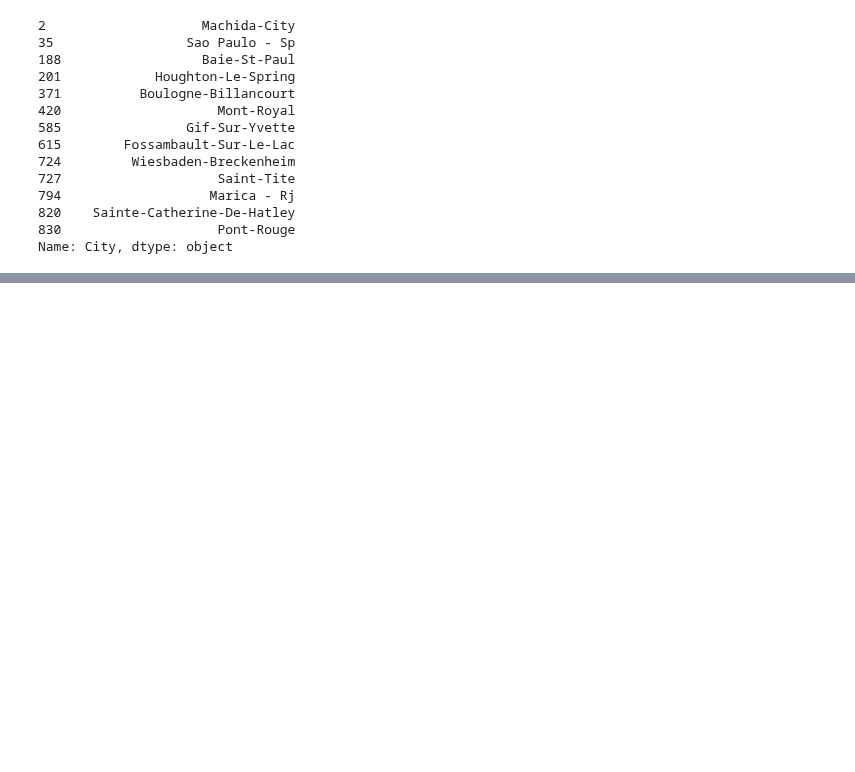
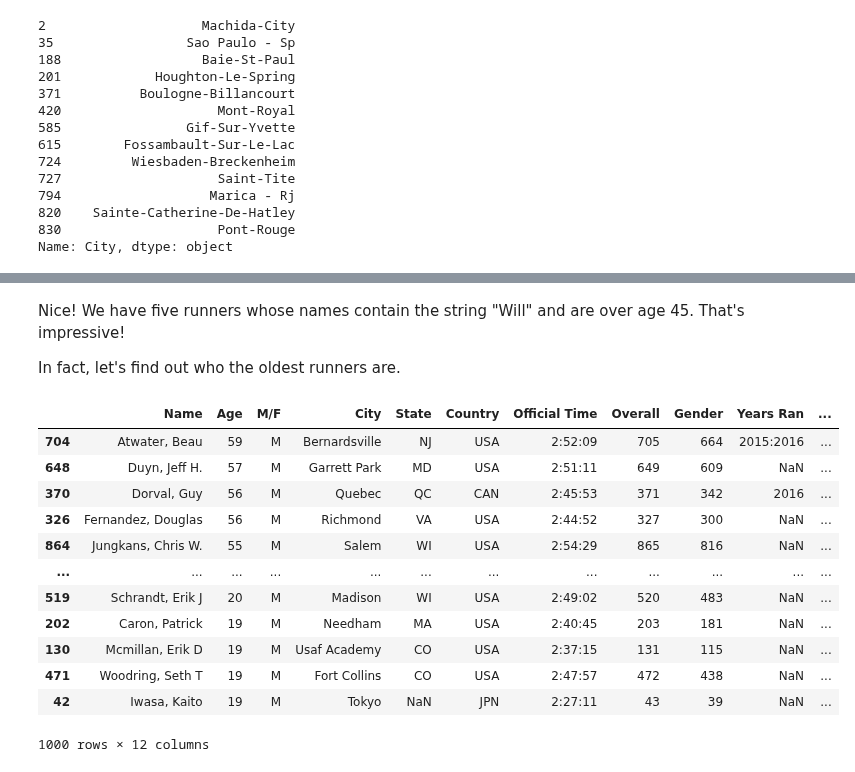
Before and after one commit to jgabunilas/pandas-bootcamp, a Jupyter notebook: Section11_Regex_and_Text_Manipulation/Section11_Regex_and_Text_Manipulation.ipynb, the cells around one changed output, grey strips where cells are left out. Cells and saved outputs as stored; diff of their text form; code cells hidden in the pictures; blank space fills up the shorter version.

```diff
--- a/Section11_Regex_and_Text_Manipulation/Section11_Regex_and_Text_Manipulation.ipynb
+++ b/Section11_Regex_and_Text_Manipulation/Section11_Regex_and_Text_Manipulation.ipynb
@@ -967,0 +1149,20 @@ Name: City, dtype: object
+# %% [markdown]
+Nice! We have five runners whose names contain the string "Will" and are over age 45. That's impressive!
+
+In fact, let's find out who the oldest runners are.
+# %%
+boston.sort_values(by = "Age", ascending = False)
+# %% [output]
+|  | Name | Age | M/F | City | State | Country | Official Time | Overall | Gender | Years Ran | ... |
+| 704 | Atwater, Beau | 59 | M | Bernardsville | NJ | USA | 2:52:09 | 705 | 664 | 2015:2016 | ... |
+| 648 | Duyn, Jeff H. | 57 | M | Garrett Park | MD | USA | 2:51:11 | 649 | 609 | NaN | ... |
+| 370 | Dorval, Guy | 56 | M | Quebec | QC | CAN | 2:45:53 | 371 | 342 | 2016 | ... |
+| 326 | Fernandez, Douglas | 56 | M | Richmond | VA | USA | 2:44:52 | 327 | 300 | NaN | ... |
+| 864 | Jungkans, Chris W. | 55 | M | Salem | WI | USA | 2:54:29 | 865 | 816 | NaN | ... |
+| ... | ... | ... | ... | ... | ... | ... | ... | ... | ... | ... | ... |
+| 519 | Schrandt, Erik J | 20 | M | Madison | WI | USA | 2:49:02 | 520 | 483 | NaN | ... |
+| 202 | Caron, Patrick | 19 | M | Needham | MA | USA | 2:40:45 | 203 | 181 | NaN | ... |
+| 130 | Mcmillan, Erik D | 19 | M | Usaf Academy | CO | USA | 2:37:15 | 131 | 115 | NaN | ... |
+| 471 | Woodring, Seth T | 19 | M | Fort Collins | CO | USA | 2:47:57 | 472 | 438 | NaN | ... |
+| 42 | Iwasa, Kaito | 19 | M | Tokyo | NaN | JPN | 2:27:11 | 43 | 39 | NaN | ... |
+1000 rows × 12 columns
```
Also changed, not shown: parts of 35 cells of this notebook.
